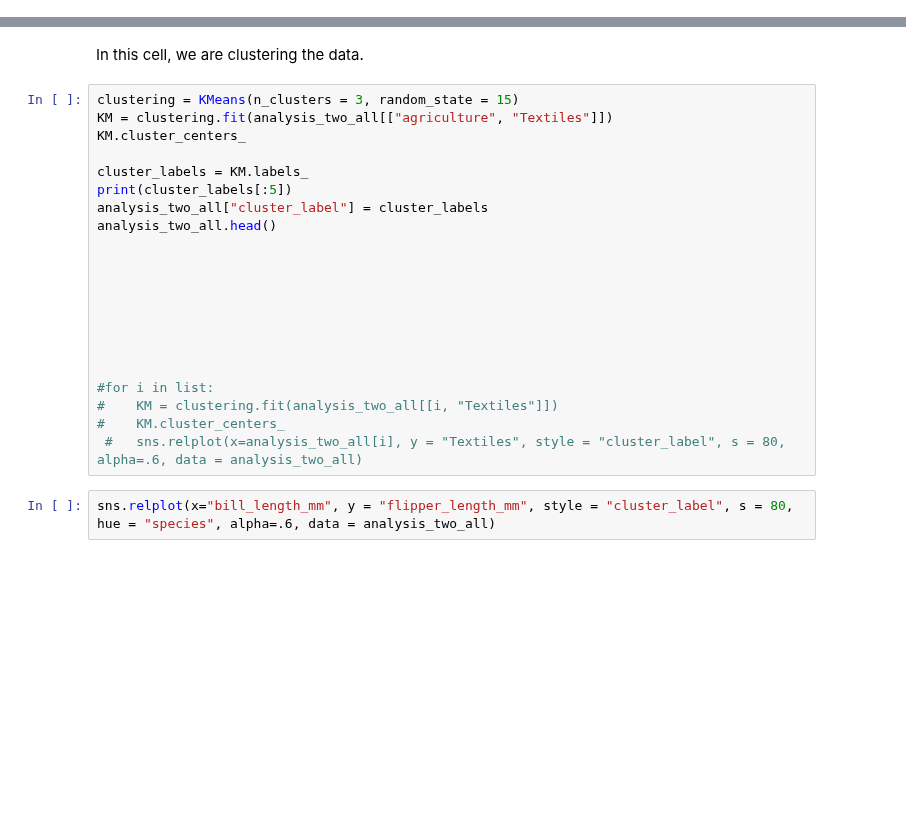
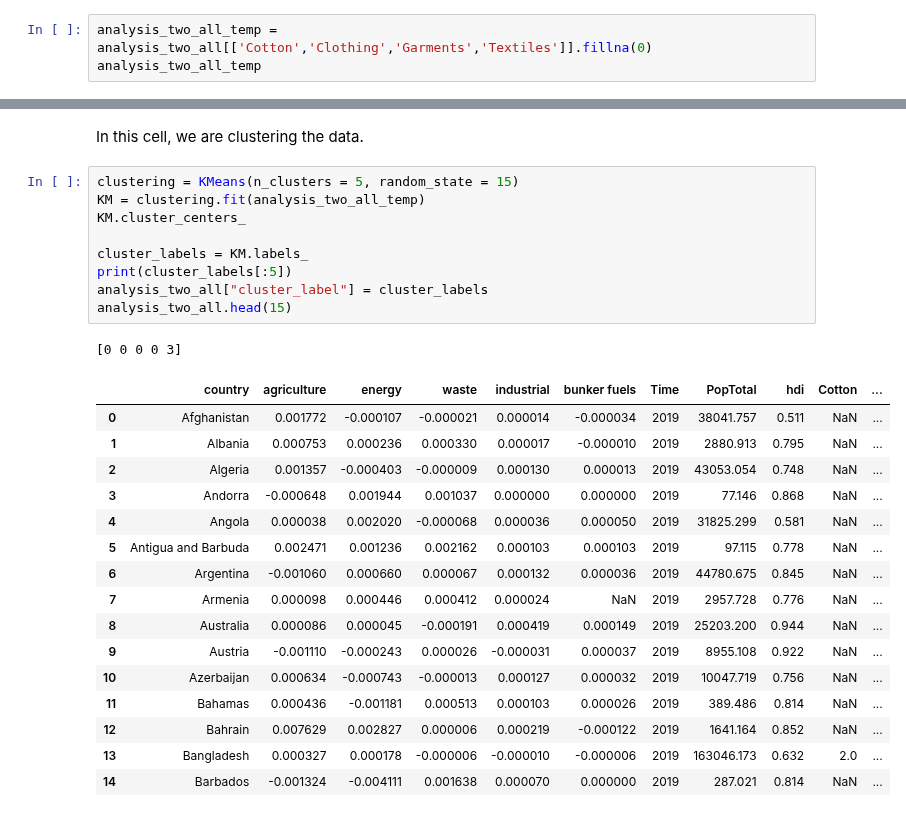
Before and after one commit to jon-pun/fa2021info2950-project, a Jupyter notebook: Phase_IV.ipynb, the cells around one changed output, grey strips where cells are left out. Drawn from its saved outputs; the diff is of its cells as text; blank space fills up the shorter version.

Commit message:
reg plots and clusters
CLUSTERS AND MORE

```diff
--- a/Phase_IV.ipynb
+++ b/Phase_IV.ipynb
@@ -380,0 +458,3 @@ for i in list:
+# %%
+analysis_two_all_temp = analysis_two_all[['Cotton','Clothing','Garments','Textiles']].fillna(0)
+analysis_two_all_temp
@@ -381,25 +523,29 @@ for i in list:
 # %% [markdown]
 In this cell, we are clustering the data.
 # %%
-clustering = KMeans(n_clusters = 3, random_state = 15)
-KM = clustering.fit(analysis_two_all[["agriculture", "Textiles"]])
+clustering = KMeans(n_clusters = 5, random_state = 15)
+KM = clustering.fit(analysis_two_all_temp)
 KM.cluster_centers_
 
 cluster_labels = KM.labels_
 print(cluster_labels[:5])
 analysis_two_all["cluster_label"] = cluster_labels
-analysis_two_all.head()
-
-
-
-
-
-
-
-
-#for i in list:
-#    KM = clustering.fit(analysis_two_all[[i, "Textiles"]])
-#    KM.cluster_centers_
- #   sns.relplot(x=analysis_two_all[i], y = "Textiles", style = "cluster_label", s = 80, alpha=.6, data = analysis_two_all)
+analysis_two_all.head(15)
+# %% [output]
+[0 0 0 0 3]
+|  | country | agriculture | energy | waste | industrial | bunker fuels | Time | PopTotal | hdi | Cotton | ... |
+| 0 | Afghanistan | 0.001772 | -0.000107 | -0.000021 | 0.000014 | -0.000034 | 2019 | 38041.757 | 0.511 | NaN | ... |
+| 1 | Albania | 0.000753 | 0.000236 | 0.000330 | 0.000017 | -0.000010 | 2019 | 2880.913 | 0.795 | NaN | ... |
+| 2 | Algeria | 0.001357 | -0.000403 | -0.000009 | 0.000130 | 0.000013 | 2019 | 43053.054 | 0.748 | NaN | ... |
+| 3 | Andorra | -0.000648 | 0.001944 | 0.001037 | 0.000000 | 0.000000 | 2019 | 77.146 | 0.868 | NaN | ... |
+| 4 | Angola | 0.000038 | 0.002020 | -0.000068 | 0.000036 | 0.000050 | 2019 | 31825.299 | 0.581 | NaN | ... |
+| 5 | Antigua and Barbuda | 0.002471 | 0.001236 | 0.002162 | 0.000103 | 0.000103 | 2019 | 97.115 | 0.778 | NaN | ... |
+| 6 | Argentina | -0.001060 | 0.000660 | 0.000067 | 0.000132 | 0.000036 | 2019 | 44780.675 | 0.845 | NaN | ... |
+| 7 | Armenia | 0.000098 | 0.000446 | 0.000412 | 0.000024 | NaN | 2019 | 2957.728 | 0.776 | NaN | ... |
+| 8 | Australia | 0.000086 | 0.000045 | -0.000191 | 0.000419 | 0.000149 | 2019 | 25203.200 | 0.944 | NaN | ... |
+| 9 | Austria | -0.001110 | -0.000243 | 0.000026 | -0.000031 | 0.000037 | 2019 | 8955.108 | 0.922 | NaN | ... |
+| 10 | Azerbaijan | 0.000634 | -0.000743 | -0.000013 | 0.000127 | 0.000032 | 2019 | 10047.719 | 0.756 | NaN | ... |
+| 11 | Bahamas | 0.000436 | -0.001181 | 0.000513 | 0.000103 | 0.000026 | 2019 | 389.486 | 0.814 | NaN | ... |
+| 12 | Bahrain | 0.007629 | 0.002827 | 0.000006 | 0.000219 | -0.000122 | 2019 | 1641.164 | 0.852 | NaN | ... |
+| 13 | Bangladesh | 0.000327 | 0.000178 | -0.000006 | -0.000010 | -0.000006 | 2019 | 163046.173 | 0.632 | 2.0 | ... |
+| 14 | Barbados | -0.001324 | -0.004111 | 0.001638 | 0.000070 | 0.000000 | 2019 | 287.021 | 0.814 | NaN | ... |
-# %%
-sns.relplot(x="bill_length_mm", y = "flipper_length_mm", style = "cluster_label", s = 80, hue = "species", alpha=.6, data = analysis_two_all)
```
Also changed, not shown: parts of 36 cells of this notebook.
